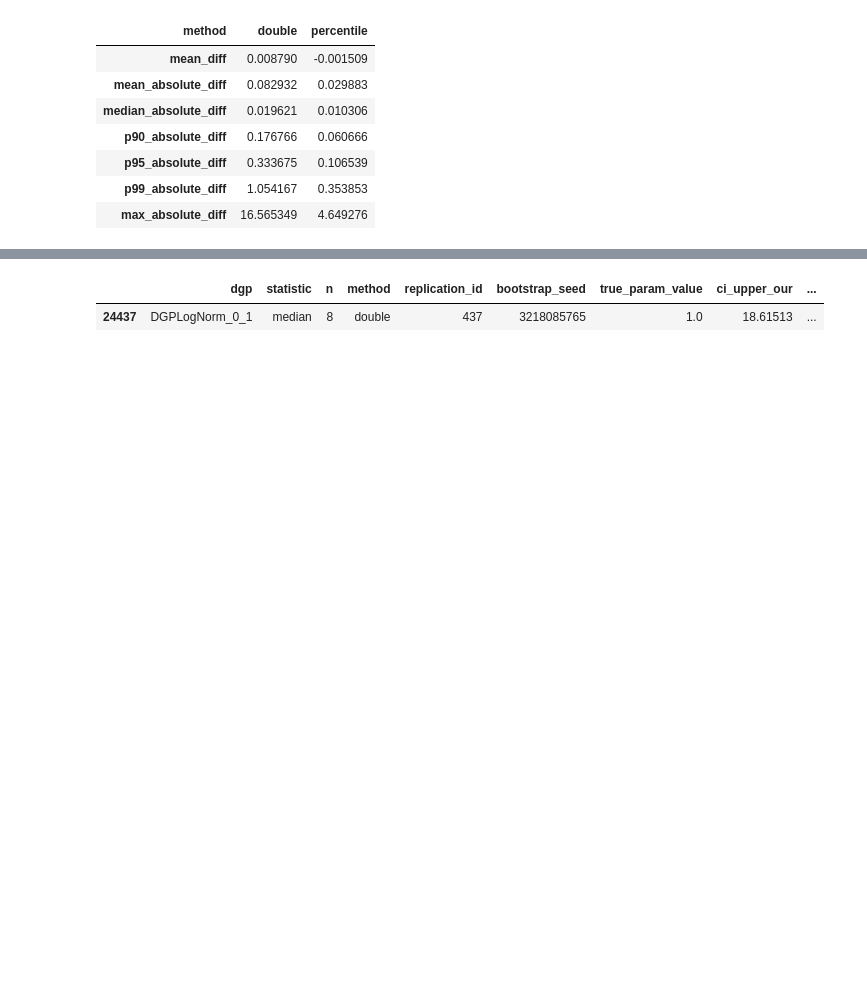
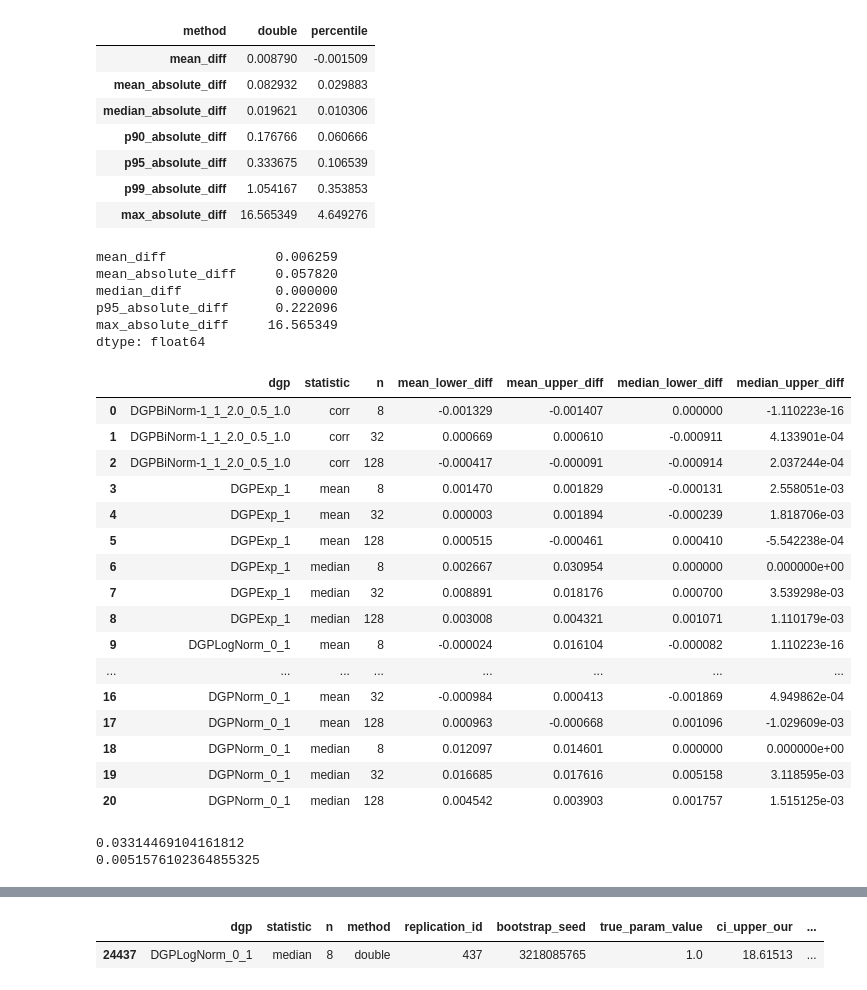
Before and after one commit to enejH04/bootstrap-inference, a Jupyter notebook: performance_validation/analysis.ipynb, the cells around one changed output, grey strips where cells are left out. Cells and saved outputs as stored; diff of their text form; code cells hidden in the pictures; blank space fills up the shorter version.

Commit message:
Add endpoint analysis extra code

```diff
--- a/performance_validation/analysis.ipynb
+++ b/performance_validation/analysis.ipynb
@@ -707,3 +719,62 @@ summary("upper")
 | p95_absolute_diff | 0.333675 | 0.106539 |
 | p99_absolute_diff | 1.054167 | 0.353853 |
 | max_absolute_diff | 16.565349 | 4.649276 |
+# %%
+# Aggregated summary for endpoint differences for the double method
+endpoint_double = endpoint_df[endpoint_df["method"] == "double"]
+endpoint_diffs = pd.concat(
+    [endpoint_double["ci_lower_diff"], endpoint_double["ci_upper_diff"]]
+)
+endpoint_diffs.agg(
+    mean_diff="mean",
+    mean_absolute_diff=lambda x: x.abs().mean(),
+    median_diff="median",
+    p95_absolute_diff=lambda x: x.abs().quantile(0.95),
+    max_absolute_diff=lambda x: x.abs().max(),
+)
+# %% [output]
+mean_diff              0.006259
+mean_absolute_diff     0.057820
+median_diff            0.000000
+p95_absolute_diff      0.222096
+max_absolute_diff     16.565349
+dtype: float64
+# %%
+# Endpoint summary across different combinations of methods, functionals and sample sizes
+by_n = (
+    endpoint_double.groupby(["dgp", "statistic", "n"])
+    .agg(
+        mean_lower_diff=("ci_lower_diff", "mean"),
+        mean_upper_diff=("ci_upper_diff", "mean"),
+        median_lower_diff=("ci_lower_diff", "median"),
+        median_upper_diff=("ci_upper_diff", "median"),
+    )
+    .reset_index()
+)
+
+by_n
+# %% [output]
+|  | dgp | statistic | n | mean_lower_diff | mean_upper_diff | median_lower_diff | median_upper_diff |
+| 0 | DGPBiNorm-1_1_2.0_0.5_1.0 | corr | 8 | -0.001329 | -0.001407 | 0.000000 | -1.110223e-16 |
+| 1 | DGPBiNorm-1_1_2.0_0.5_1.0 | corr | 32 | 0.000669 | 0.000610 | -0.000911 | 4.133901e-04 |
+| 2 | DGPBiNorm-1_1_2.0_0.5_1.0 | corr | 128 | -0.000417 | -0.000091 | -0.000914 | 2.037244e-04 |
+| 3 | DGPExp_1 | mean | 8 | 0.001470 | 0.001829 | -0.000131 | 2.558051e-03 |
+| 4 | DGPExp_1 | mean | 32 | 0.000003 | 0.001894 | -0.000239 | 1.818706e-03 |
+| 5 | DGPExp_1 | mean | 128 | 0.000515 | -0.000461 | 0.000410 | -5.542238e-04 |
+| 6 | DGPExp_1 | median | 8 | 0.002667 | 0.030954 | 0.000000 | 0.000000e+00 |
+| 7 | DGPExp_1 | median | 32 | 0.008891 | 0.018176 | 0.000700 | 3.539298e-03 |
+| 8 | DGPExp_1 | median | 128 | 0.003008 | 0.004321 | 0.001071 | 1.110179e-03 |
+| 9 | DGPLogNorm_0_1 | mean | 8 | -0.000024 | 0.016104 | -0.000082 | 1.110223e-16 |
+| ... | ... | ... | ... | ... | ... | ... | ... |
+| 16 | DGPNorm_0_1 | mean | 32 | -0.000984 | 0.000413 | -0.001869 | 4.949862e-04 |
+| 17 | DGPNorm_0_1 | mean | 128 | 0.000963 | -0.000668 | 0.001096 | -1.029609e-03 |
+| 18 | DGPNorm_0_1 | median | 8 | 0.012097 | 0.014601 | 0.000000 | 0.000000e+00 |
+| 19 | DGPNorm_0_1 | median | 32 | 0.016685 | 0.017616 | 0.005158 | 3.118595e-03 |
+| 20 | DGPNorm_0_1 | median | 128 | 0.004542 | 0.003903 | 0.001757 | 1.515125e-03 |
+# %%
+# Compute maximum absolute mean difference and maximum absolute median difference
+print(by_n[["mean_lower_diff", "mean_upper_diff"]].abs().max().max())
+print(by_n[["median_lower_diff", "median_upper_diff"]].abs().max().max())
+# %% [output]
+0.03314469104161812
+0.0051576102364855325
```
Also changed, not shown: parts of 6 cells of this notebook, 1 other file.
